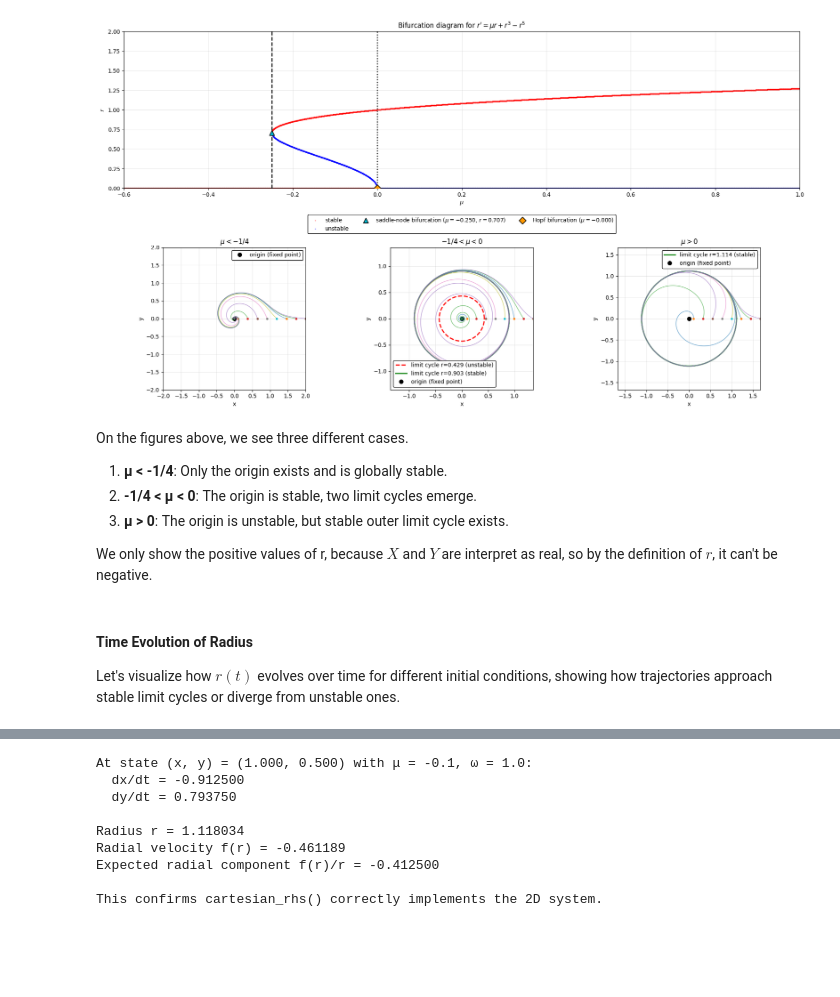
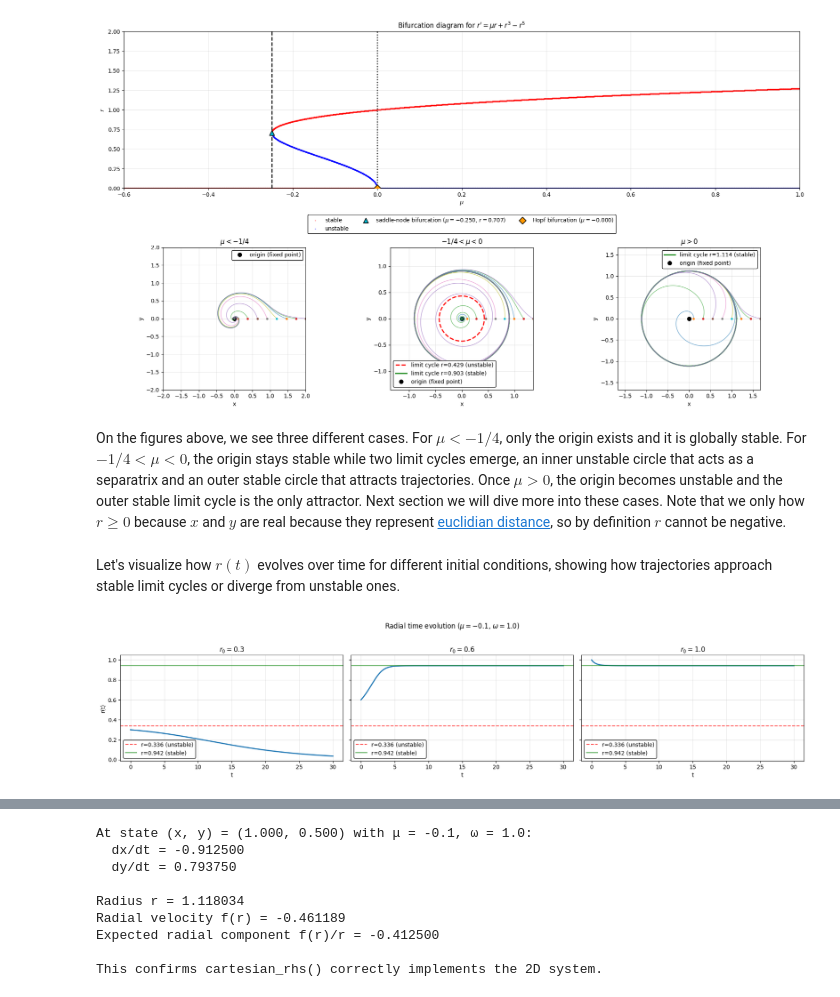
Before and after one commit to trcools/2e-bachelor-Fysica, a Jupyter notebook: Biophysics/Examen/Exam-part-2/finals-part-2.ipynb, the cells around one changed output, grey strips where cells are left out. Saved outputs shown, nothing was run; the diff lists cells and outputs as text; code cells hidden in the pictures; blank space fills up the shorter version.

```diff
--- a/Biophysics/Examen/Exam-part-2/finals-part-2.ipynb
+++ b/Biophysics/Examen/Exam-part-2/finals-part-2.ipynb
@@ -130,14 +132,11 @@ plt.show()
 # %% [output]
 [figure]
 # %% [markdown]
-On the figures above, we see three different cases.
-
-1. **μ < -1/4**: Only the origin exists and is globally stable.
-2. **-1/4 < μ < 0**: The origin is stable, two limit cycles emerge.
-3. **μ > 0**: The origin is unstable, but stable outer limit cycle exists.
-
-We only show the positive values of r, because $X$ and $Y$ are interpret as real, so by the definition of $r$, it can't be negative.
+On the figures above, we see three different cases. For $\mu < -1/4$, only the origin exists and it is globally stable. For $-1/4 < \mu < 0$, the origin stays stable while two limit cycles emerge, an inner unstable circle that acts as a separatrix and an outer stable circle that attracts trajectories. Once $\mu > 0$, the origin becomes unstable and the outer stable limit cycle is the only attractor. Next section we will dive more into these cases. Note that we only how $r \ge 0$ because $x$ and $y$ are real because they represent [euclidian distance](https://en.wikipedia.org/wiki/Euclidean_distance), so by definition $r$ cannot be negative.
 # %% [markdown]
-#### Time Evolution of Radius
-
 Let's visualize how $r(t)$ evolves over time for different initial conditions, showing how trajectories approach stable limit cycles or diverge from unstable ones.
+# %%
+radial.plot_radial_time_subplots(mu=-0.1, initial_radii=[0.3, 0.6, 1.0], omega=1.0, t_max=30)
+plt.show()
+# %% [output]
+[figure, added]
```
Also changed, not shown: parts of 28 cells of this notebook.
